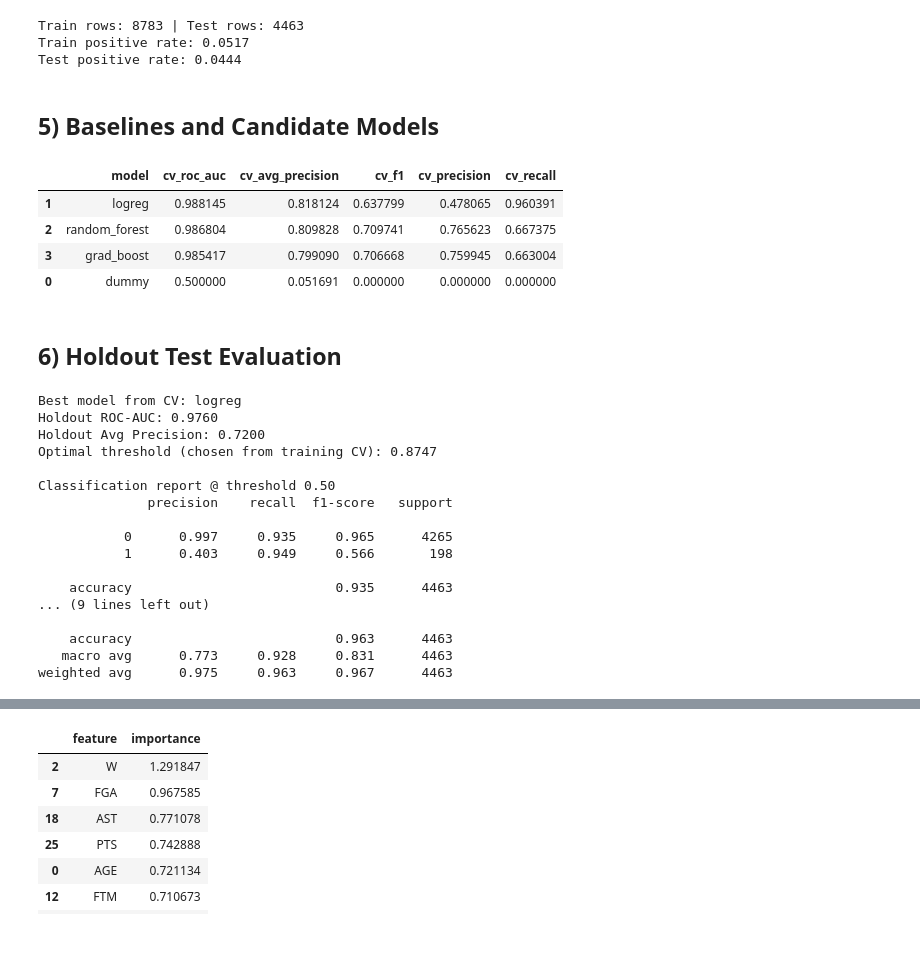
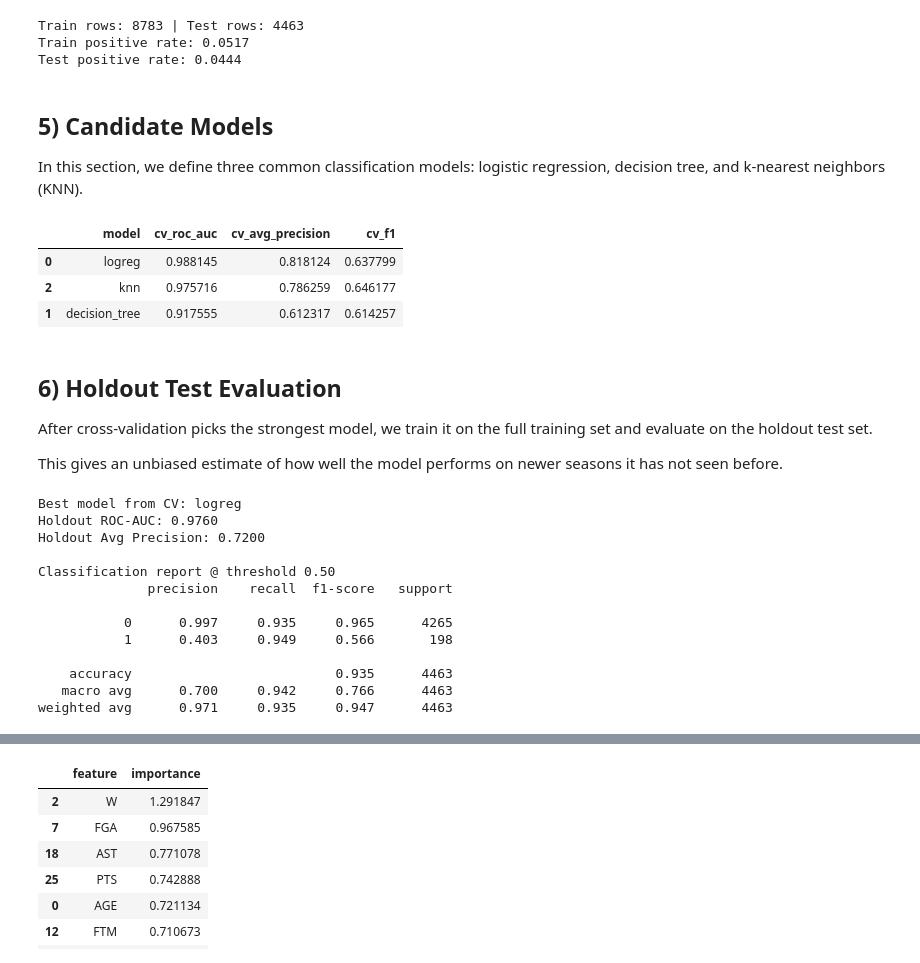
Before and after one commit to bradythibaudeau/NBA-AllStar-Classification, a Jupyter notebook: all_star_classification.ipynb, the cells around one changed output, grey strips where cells are left out. Drawn from its saved outputs; the diff is of its cells as text; code cells hidden in the pictures.

```diff
--- a/all_star_classification.ipynb
+++ b/all_star_classification.ipynb
@@ -150,7 +148,9 @@ Train rows: 8783 | Test rows: 4463
 Train positive rate: 0.0517
 Test positive rate: 0.0444
 # %% [markdown]
-## 5) Baselines and Candidate Models
+## 5) Candidate Models
+
+In this section, we define three common classification models: logistic regression, decision tree, and k-nearest neighbors (KNN).
 # %%
 numeric_features = X_train.columns.tolist()
 
@@ -168,84 +168,66 @@ logreg_pipeline = Pipeline(
     ]
 )
 
-rf_pipeline = Pipeline(
+dt_pipeline = Pipeline(
     steps=[
         ("imputer", SimpleImputer(strategy="median")),
-        ("model", RandomForestClassifier(
-            n_estimators=500,
-            max_depth=None,
-            min_samples_leaf=2,
-            class_weight="balanced_subsample",
+        ("model", DecisionTreeClassifier(
+            max_depth=8,
+            min_samples_leaf=5,
+            class_weight="balanced",
             random_state=RANDOM_STATE,
-            n_jobs=-1,
         )),
     ]
 )
 
-gb_pipeline = Pipeline(
+knn_pipeline = Pipeline(
     steps=[
-        ("imputer", SimpleImputer(strategy="median")),
-        ("model", GradientBoostingClassifier(random_state=RANDOM_STATE)),
+        ("prep", ColumnTransformer([ ("num", numeric_preprocess, numeric_features) ], remainder="drop")),
+        ("model", KNeighborsClassifier(n_neighbors=15, weights="distance", p=2)),
     ]
 )
 
 models = {
-    "dummy": DummyClassifier(strategy="most_frequent"),
     "logreg": logreg_pipeline,
-    "random_forest": rf_pipeline,
-    "grad_boost": gb_pipeline,
+    "decision_tree": dt_pipeline,
+    "knn": knn_pipeline,
 }
 # %%
 cv = StratifiedKFold(n_splits=5, shuffle=True, random_state=RANDOM_STATE)
 scoring = {
     "roc_auc": "roc_auc",
     "avg_precision": "average_precision",
     "f1": "f1",
-    "precision": "precision",
-    "recall": "recall",
 }
 
 cv_rows = []
 for name, model in models.items():
     results = cross_validate(model, X_train, y_train, cv=cv, scoring=scoring, n_jobs=-1, error_score="raise")
     cv_rows.append({
         "model": name,
         "cv_roc_auc": np.mean(results["test_roc_auc"]),
         "cv_avg_precision": np.mean(results["test_avg_precision"]),
         "cv_f1": np.mean(results["test_f1"]),
-        "cv_precision": np.mean(results["test_precision"]),
-        "cv_recall": np.mean(results["test_recall"]),
     })
 
 cv_summary = pd.DataFrame(cv_rows).sort_values("cv_roc_auc", ascending=False)
 cv_summary
 # %% [output]
-|  | model | cv_roc_auc | cv_avg_precision | cv_f1 | cv_precision | cv_recall |
-| 1 | logreg | 0.988145 | 0.818124 | 0.637799 | 0.478065 | 0.960391 |
-| 2 | random_forest | 0.986804 | 0.809828 | 0.709741 | 0.765623 | 0.667375 |
-| 3 | grad_boost | 0.985417 | 0.799090 | 0.706668 | 0.759945 | 0.663004 |
-| 0 | dummy | 0.500000 | 0.051691 | 0.000000 | 0.000000 | 0.000000 |
+|  | model | cv_roc_auc | cv_avg_precision | cv_f1 |
+| 0 | logreg | 0.988145 | 0.818124 | 0.637799 |
+| 2 | knn | 0.975716 | 0.786259 | 0.646177 |
+| 1 | decision_tree | 0.917555 | 0.612317 | 0.614257 |
 # %% [markdown]
 ## 6) Holdout Test Evaluation
+
+After cross-validation picks the strongest model, we train it on the full training set and evaluate on the holdout test set.
+
+This gives an unbiased estimate of how well the model performs on newer seasons it has not seen before.
 # %%
 best_model_name = cv_summary.iloc[0]["model"]
 best_model = models[best_model_name]
 
-# Use training-only CV scores to choose threshold without peeking at holdout labels.
-if hasattr(best_model, "predict_proba"):
-    train_cv_scores = cross_val_predict(
-        best_model, X_train, y_train, cv=cv, method="predict_proba", n_jobs=-1
-    )[:, 1]
-else:
-    train_cv_scores = cross_val_predict(
-        best_model, X_train, y_train, cv=cv, method="decision_function", n_jobs=-1
-    )
-
-prec_train, rec_train, thresholds_train = precision_recall_curve(y_train, train_cv_scores)
-f1_train = (2 * prec_train * rec_train) / (prec_train + rec_train + 1e-9)
-best_idx = int(np.nanargmax(f1_train[:-1])) if len(thresholds_train) > 0 else 0
-opt_threshold = thresholds_train[best_idx] if len(thresholds_train) > 0 else 0.5
-
+# Fit the best CV model and evaluate on holdout using a standard 0.50 threshold.
 best_model.fit(X_train, y_train)
 
 if hasattr(best_model, "predict_proba"):
@@ -253,24 +235,17 @@ if hasattr(best_model, "predict_proba"):
 else:
     y_score = best_model.decision_function(X_test)
 
-y_pred_default = (y_score >= 0.5).astype(int)
-y_pred_opt = (y_score >= opt_threshold).astype(int)
+y_pred = (y_score >= 0.5).astype(int)
 
 print(f"Best model from CV: {best_model_name}")
 print(f"Holdout ROC-AUC: {roc_auc_score(y_test, y_score):.4f}")
 print(f"Holdout Avg Precision: {average_precision_score(y_test, y_score):.4f}")
-print(f"Optimal threshold (chosen from training CV): {opt_threshold:.4f}")
-
 print("\nClassification report @ threshold 0.50")
-print(classification_report(y_test, y_pred_default, digits=3))
-
-print("\nClassification report @ optimized threshold")
-print(classification_report(y_test, y_pred_opt, digits=3))
+print(classification_report(y_test, y_pred, digits=3))
 # %% [output]
 Best model from CV: logreg
 Holdout ROC-AUC: 0.9760
 Holdout Avg Precision: 0.7200
-Optimal threshold (chosen from training CV): 0.8747
 
 Classification report @ threshold 0.50
               precision    recall  f1-score   support
@@ -279,9 +254,6 @@ Classification report @ threshold 0.50
            1      0.403     0.949     0.566       198
 
     accuracy                          0.935      4463
-... (9 lines left out)
-
-    accuracy                          0.963      4463
-   macro avg      0.773     0.928     0.831      4463
-weighted avg      0.975     0.963     0.967      4463
+   macro avg      0.700     0.942     0.766      4463
+weighted avg      0.971     0.935     0.947      4463
 # %%
```
Also changed, not shown: parts of 12 cells of this notebook.
